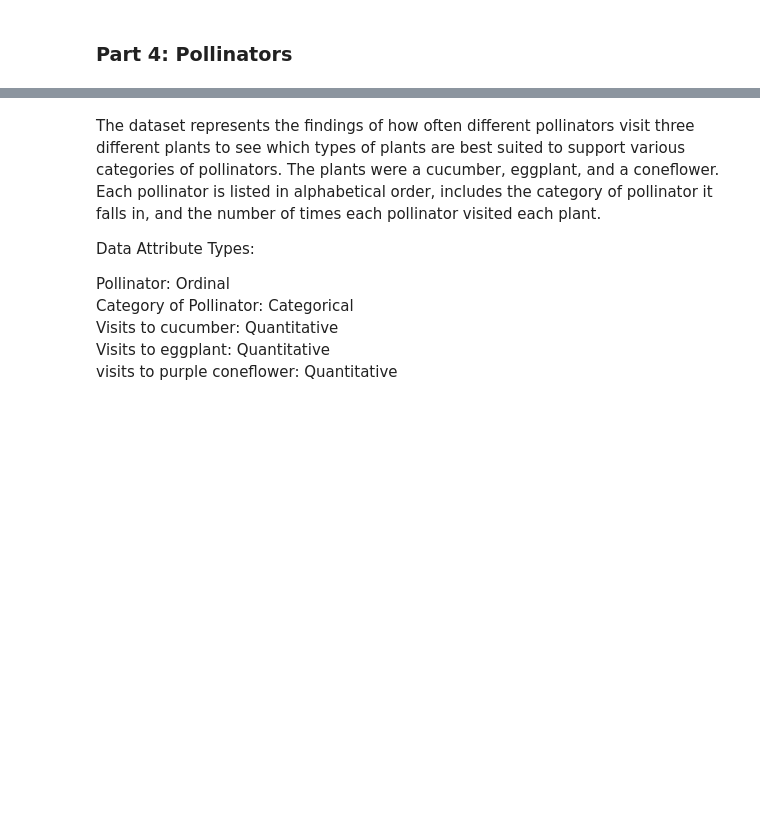
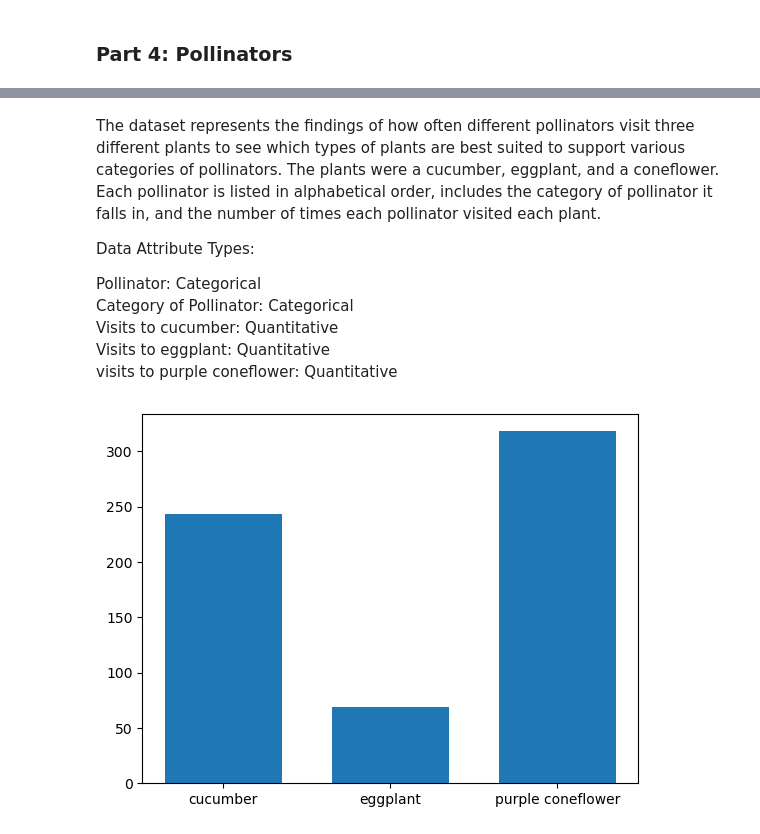
Before and after one commit to codyho22/DS4200, a Jupyter notebook: hw 3b/hw3b.ipynb, the cells around one changed output, grey strips where cells are left out. Saved outputs shown, nothing was run; the diff lists cells and outputs as text; code cells hidden in the pictures; blank space fills up the shorter version.

```diff
--- a/hw 3b/hw3b.ipynb
+++ b/hw 3b/hw3b.ipynb
@@ -156,8 +156,33 @@ The dataset represents the findings of how often different pollinators visit thr
 
 Data Attribute Types:
 
-Pollinator: Ordinal \
+Pollinator: Categorical \
 Category of Pollinator: Categorical \
 Visits to cucumber: Quantitative \
 Visits to eggplant: Quantitative \
 visits to purple coneflower: Quantitative
+# %%
+#set X columns with plant names
+x=['cucumber', 'eggplant', 'purple coneflower']
+
+#storing counts of visits
+cucumber = 0
+eggplant = 0
+coneflower = 0
+
+#get total visits for all types of bumble and sweat bees
+for index, row in bee_df.iterrows():
+    if row['Category of Pollinator'] in (['sweat bee', 'bumblebee', 'Two-spotted bumble bee', 'brown-belted bumblebee', 'Common eastern bumble bee']):
+        cucumber += row['Visits to cucumber']
+        eggplant += row['Visits to eggplant']
+        coneflower += row['Visits to purple coneflower']
+
+#assign totals to Y list
+y= [cucumber, eggplant, coneflower]
+
+#make bar plot
+fig, axs = plt.subplots()
+axs.bar(x, y, width=0.7)
+plt.show()
+# %% [output]
+[figure, added]
```
Also changed, not shown: parts of 11 cells of this notebook.
